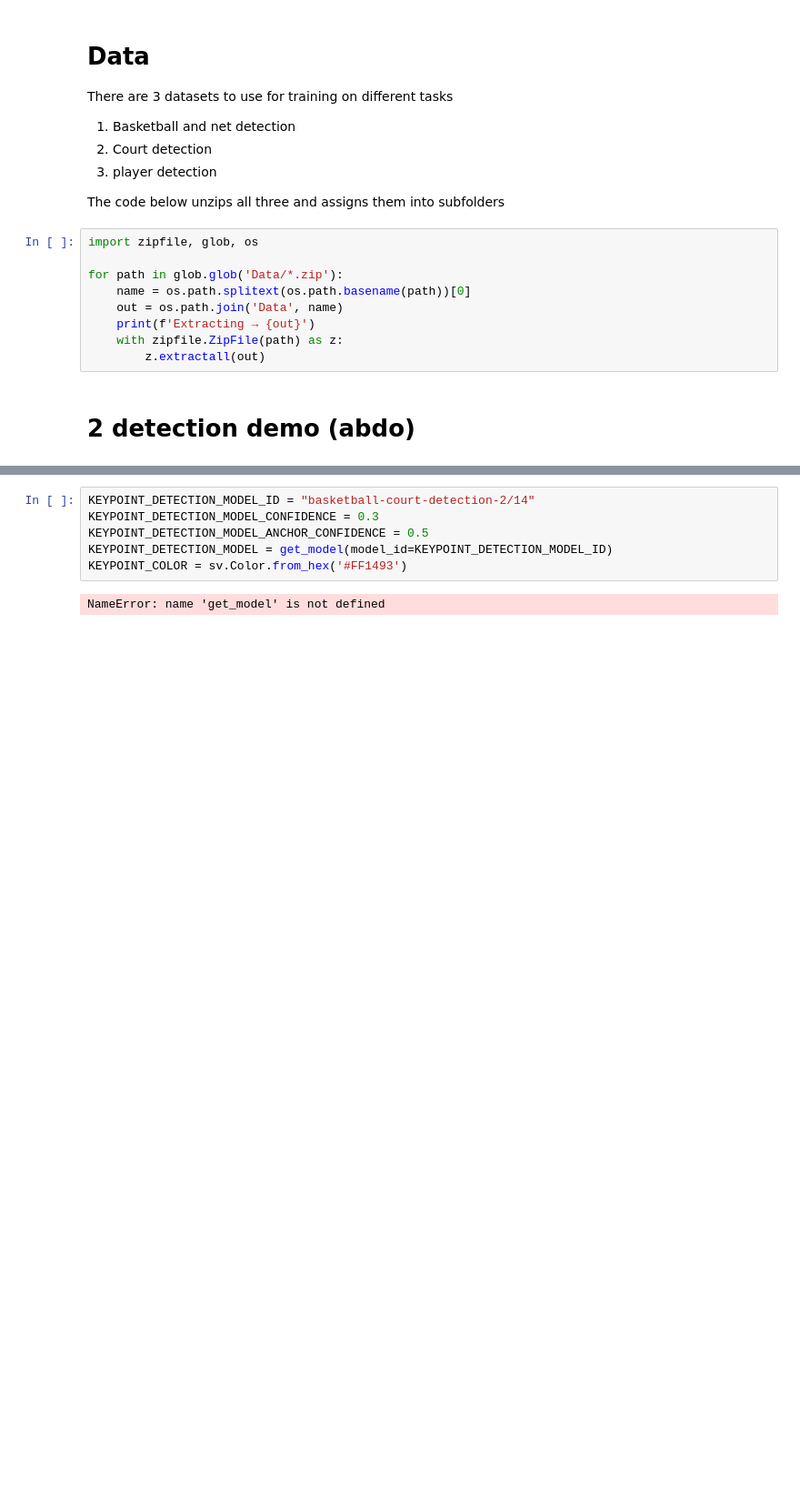
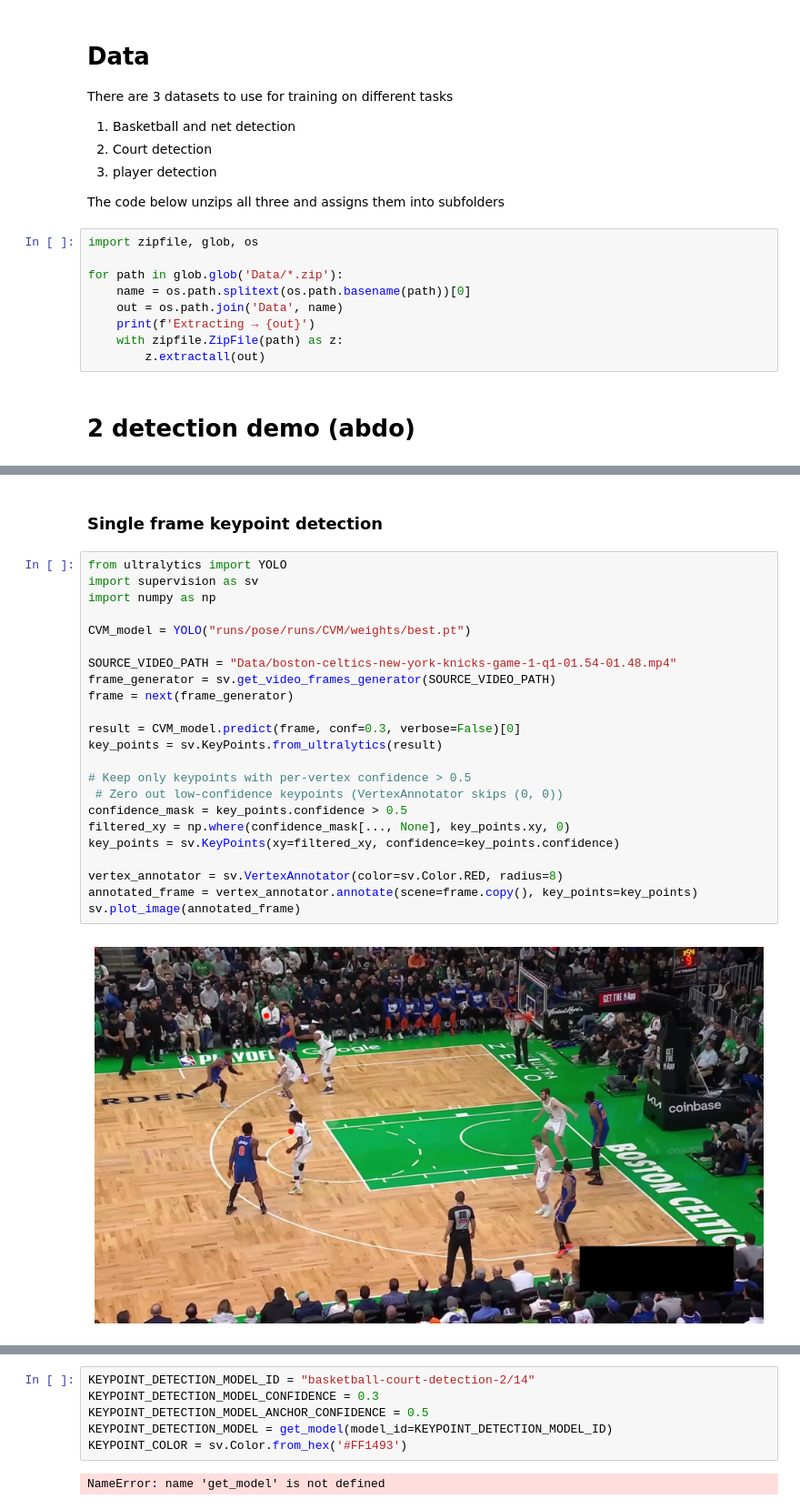
Before and after one commit to ZyadKamalHamed/Project-45-Basketball-2D-Mapping, a Jupyter notebook: Notebook.ipynb, the cells around one changed output, grey strips where cells are left out. Shown at 91% size. Saved outputs shown, nothing was run; the diff lists cells and outputs as text; blank space fills up the shorter version.

Commit message:
Update Keypoint detection code

```diff
--- a/Notebook.ipynb
+++ b/Notebook.ipynb
@@ -63,0 +160,27 @@ for path in glob.glob('Data/*.zip'):
+# %% [markdown]
+### Single frame keypoint detection
+# %%
+from ultralytics import YOLO
+import supervision as sv
+import numpy as np
+
+CVM_model = YOLO("runs/pose/runs/CVM/weights/best.pt")
+
+SOURCE_VIDEO_PATH = "Data/boston-celtics-new-york-knicks-game-1-q1-01.54-01.48.mp4"
+frame_generator = sv.get_video_frames_generator(SOURCE_VIDEO_PATH)
+frame = next(frame_generator)
+
+result = CVM_model.predict(frame, conf=0.3, verbose=False)[0]
+key_points = sv.KeyPoints.from_ultralytics(result)
+
+# Keep only keypoints with per-vertex confidence > 0.5
+ # Zero out low-confidence keypoints (VertexAnnotator skips (0, 0))
+confidence_mask = key_points.confidence > 0.5
+filtered_xy = np.where(confidence_mask[..., None], key_points.xy, 0)
+key_points = sv.KeyPoints(xy=filtered_xy, confidence=key_points.confidence)
+
+vertex_annotator = sv.VertexAnnotator(color=sv.Color.RED, radius=8)
+annotated_frame = vertex_annotator.annotate(scene=frame.copy(), key_points=key_points)
+sv.plot_image(annotated_frame)
+# %% [output]
+[figure, added]
```
Also changed, not shown: parts of 15 cells of this notebook.
